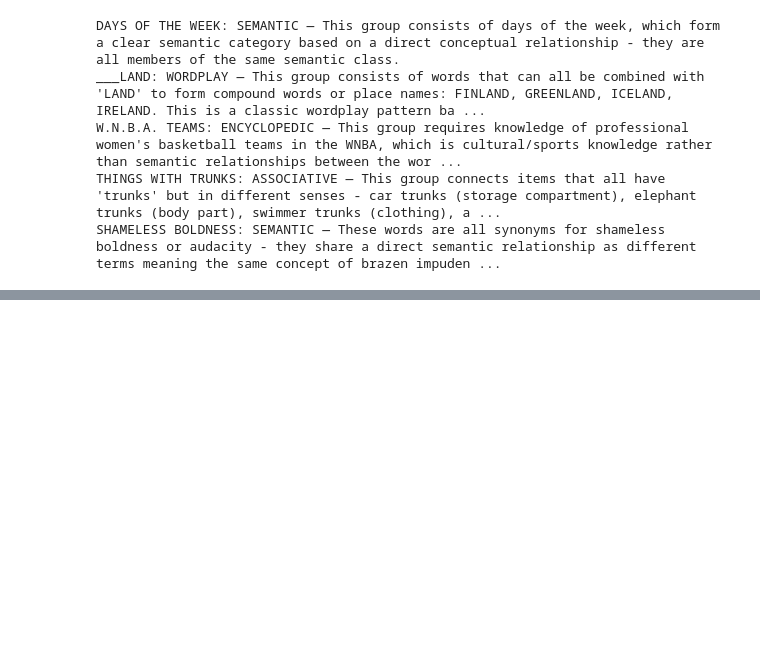
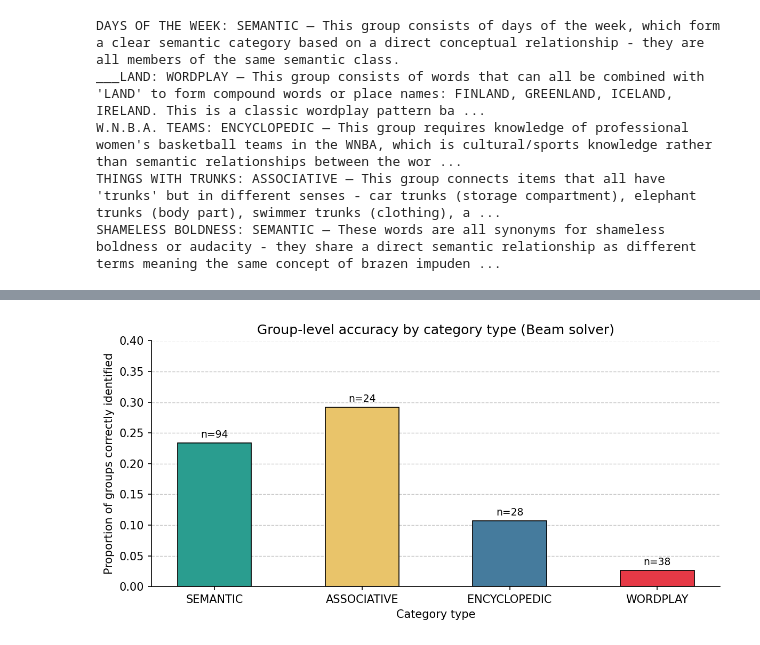
Before and after one commit to benburda/nyt-connections-thesis, a Jupyter notebook: notebooks/03_solver.ipynb, the cells around one changed output, grey strips where cells are left out. Saved outputs shown, nothing was run; the diff lists cells and outputs as text; code cells hidden in the pictures; blank space fills up the shorter version.

Commit message:
Add final solver diagnostic figures

```diff
--- a/notebooks/03_solver.ipynb
+++ b/notebooks/03_solver.ipynb
@@ -288,0 +490,7 @@ S5: Full Pipeline + Feedback       0.174                1.261           0.587
+# %%
+# ── Precompute training embeddings once ──────────────────────────────
+print("Precomputing training embeddings...")
+for puzzle in train_puzzles:
+    embeddings = model.encode(puzzle["words"], show_progress_bar=False)
+    puzzle["embeddings"] = embeddings
+print("Done")
@@ -341,0 +669,47 @@ RateLimitError: Error code: 429 - {'type': 'error', 'error': {'type': 'rate_limi
+# %%
+import matplotlib.pyplot as plt
+import matplotlib.patches as mpatches
+import numpy as np
+
+plt.rcParams.update({
+    "figure.dpi": 150,
+    "axes.spines.top": False,
+    "axes.spines.right": False,
+})
+# %%
+# ── Figure: Group accuracy by category ───────────────────────────────
+categories = ["SEMANTIC", "ASSOCIATIVE", "ENCYCLOPEDIC", "WORDPLAY"]
+accuracies = [np.mean(category_results[c]["s2_correct"]) for c in categories]
+counts = [len(category_results[c]["s2_correct"]) for c in categories]
+cat_colors = ["#2A9D8F", "#E9C46A", "#457B9D", "#E63946"]
+
+fig, ax = plt.subplots(figsize=(8, 4))
+bars = ax.bar(
+    categories, accuracies,
+    color=cat_colors,
+    edgecolor="black",
+    linewidth=0.8,
+    width=0.5
+)
+
+# add count labels on bars
+for bar, count in zip(bars, counts):
+    ax.text(
+        bar.get_x() + bar.get_width() / 2,
+        bar.get_height() + 0.005,
+        f"n={count}",
+        ha="center", va="bottom", fontsize=9
+    )
+
+ax.set_title("Group-level accuracy by category type (Beam solver)", fontsize=12)
+ax.set_xlabel("Category type")
+ax.set_ylabel("Proportion of groups correctly identified")
+ax.set_ylim(0, 0.40)
+ax.yaxis.grid(True, linestyle="--", linewidth=0.7, alpha=0.7)
+ax.set_axisbelow(True)
+
+plt.tight_layout()
+plt.savefig("../results/fig_accuracy_by_category.png", dpi=150, bbox_inches="tight")
+plt.show()
+# %% [output]
+[figure, added]
```
Also changed, not shown: parts of 12 cells of this notebook, 11 other files.
